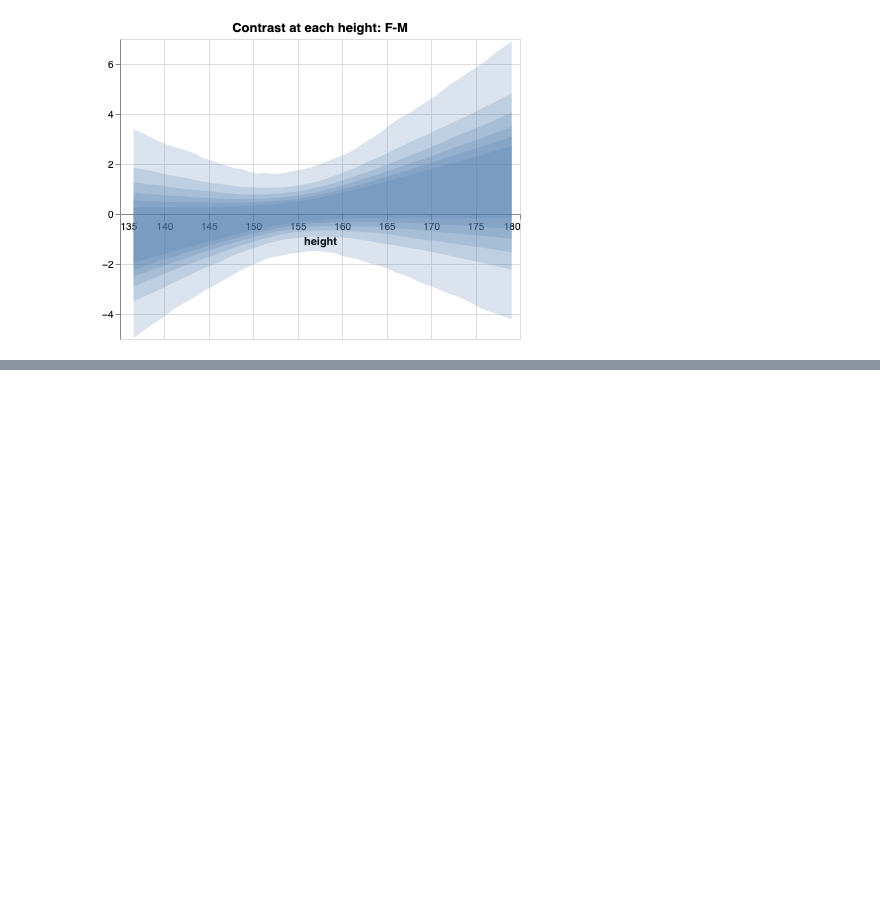
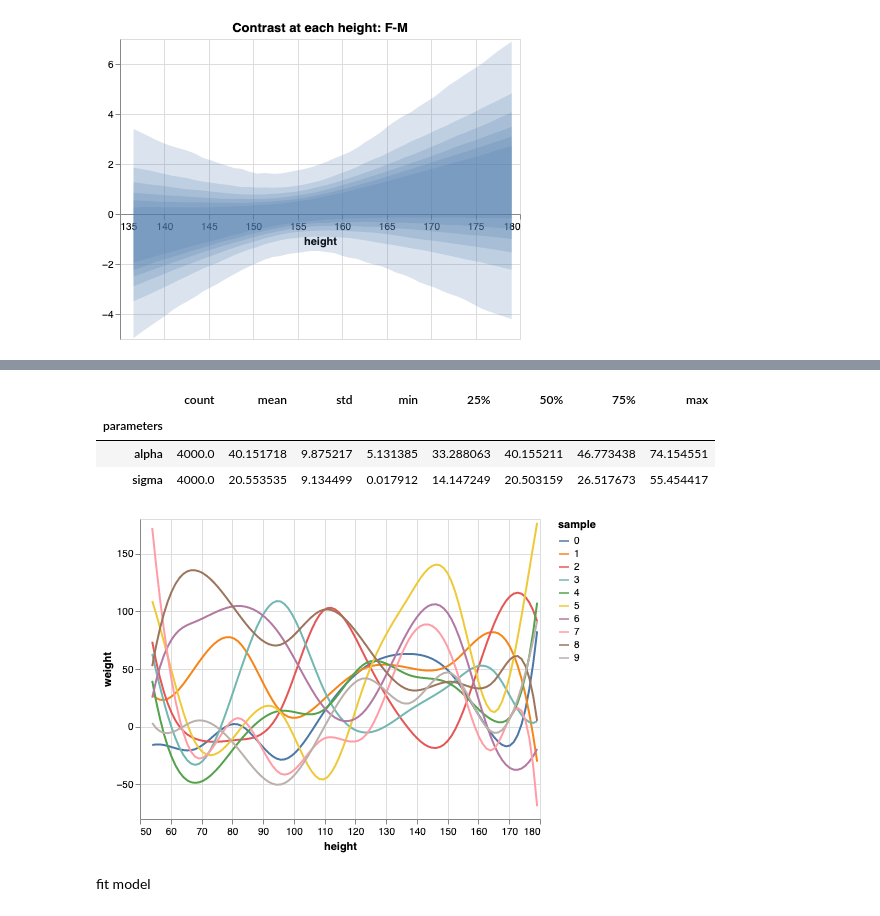
Before and after one commit to regata/statreth, a Jupyter notebook: notebooks/lecture04.ipynb, the cells around one changed output, grey strips where cells are left out. Saved outputs shown, nothing was run; the diff lists cells and outputs as text; code cells hidden in the pictures; blank space fills up the shorter version.

```diff
--- a/notebooks/lecture04.ipynb
+++ b/notebooks/lecture04.ipynb
@@ -498,0 +556,7 @@ reduce(lambda a, b: a + b, bands)
+# %%
+# generate values for each basis function
+bpoints = np.zeros((n_knots, len(height)))
+
+for i in range(n_knots):
+    basis_height = basisf(height, i, k, knots)
+    bpoints[i] = basis_height
@@ -498,0 +595,3 @@ reduce(lambda a, b: a + b, bands)
+# %%
+%%capture
+prior = stan.build(code, data=data, random_seed=42)
@@ -498,0 +611,46 @@ reduce(lambda a, b: a + b, bands)
+# %%
+%%capture
+prior_fit = prior.sample(num_chains=4, num_samples=1000)
+# %%
+prior_fit_df = prior_fit.to_frame()
+prior_fit_df[["alpha", "sigma"]].describe().T
+# %% [output]
+|  | count | mean | std | min | 25% | 50% | 75% | max |
+| parameters |  |  |  |  |  |  |  |  |
+| alpha | 4000.0 | 40.151718 | 9.875217 | 5.131385 | 33.288063 | 40.155211 | 46.773438 | 74.154551 |
+| sigma | 4000.0 | 20.553535 | 9.134499 | 0.017912 | 14.147249 | 20.503159 | 26.517673 | 55.454417 |
+# %%
+def spline_eval(x, k, knots, coeffs):
+    n_knots = len(knots) + k - 1
+    y = np.zeros_like(x)
+    for i in range(n_knots):
+        y_i = coeffs[i] * basisf(x, i, k, knots)
+        y += y_i
+    return y
+# %%
+n_curves = 10
+
+coeffs = prior_fit.get("coeffs")
+alpha = prior_fit.get("alpha")[0]
+tau = prior_fit.get("tau")[0]
+df = pd.DataFrame({"weight": [], "height": [], "sample": []})
+for i in range(10):
+    c = coeffs[:, i]
+    y = alpha[i] + tau[i] * spline_eval(height_grid, k, knots, c)
+
+    update_df = pd.DataFrame(
+        {
+            "height": height_grid,
+            "weight": y,
+            "sample": np.full_like(height_grid, str(i), dtype=object),
+        }
+    )
+
+    df = pd.concat([df, update_df], ignore_index=True)
+
+prior_chart = alt.Chart(df).mark_line().encode(x="height", y="weight", color="sample")
+prior_chart
+# %% [output]
+[figure, added]
+# %% [markdown]
+fit model
```
Also changed, not shown: parts of 23 cells of this notebook, 1 other file.
